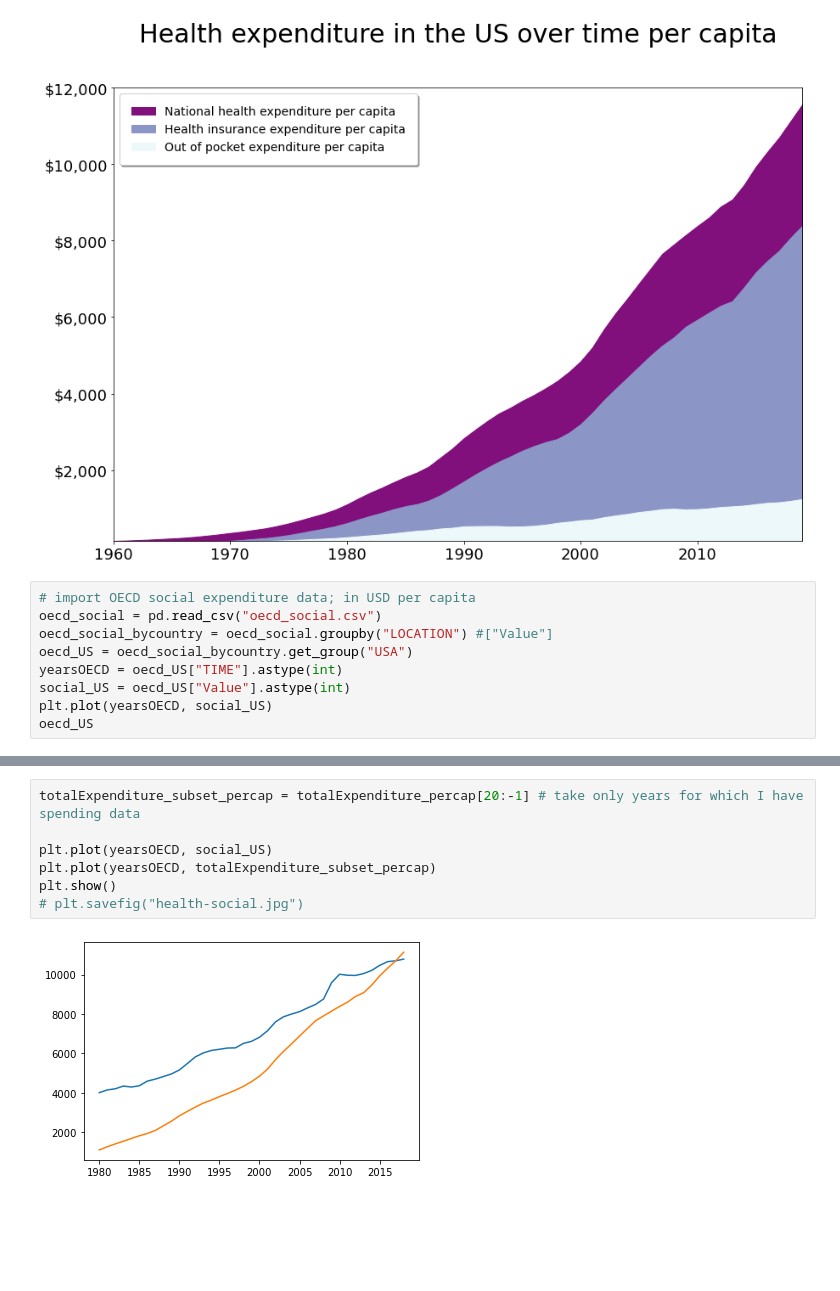
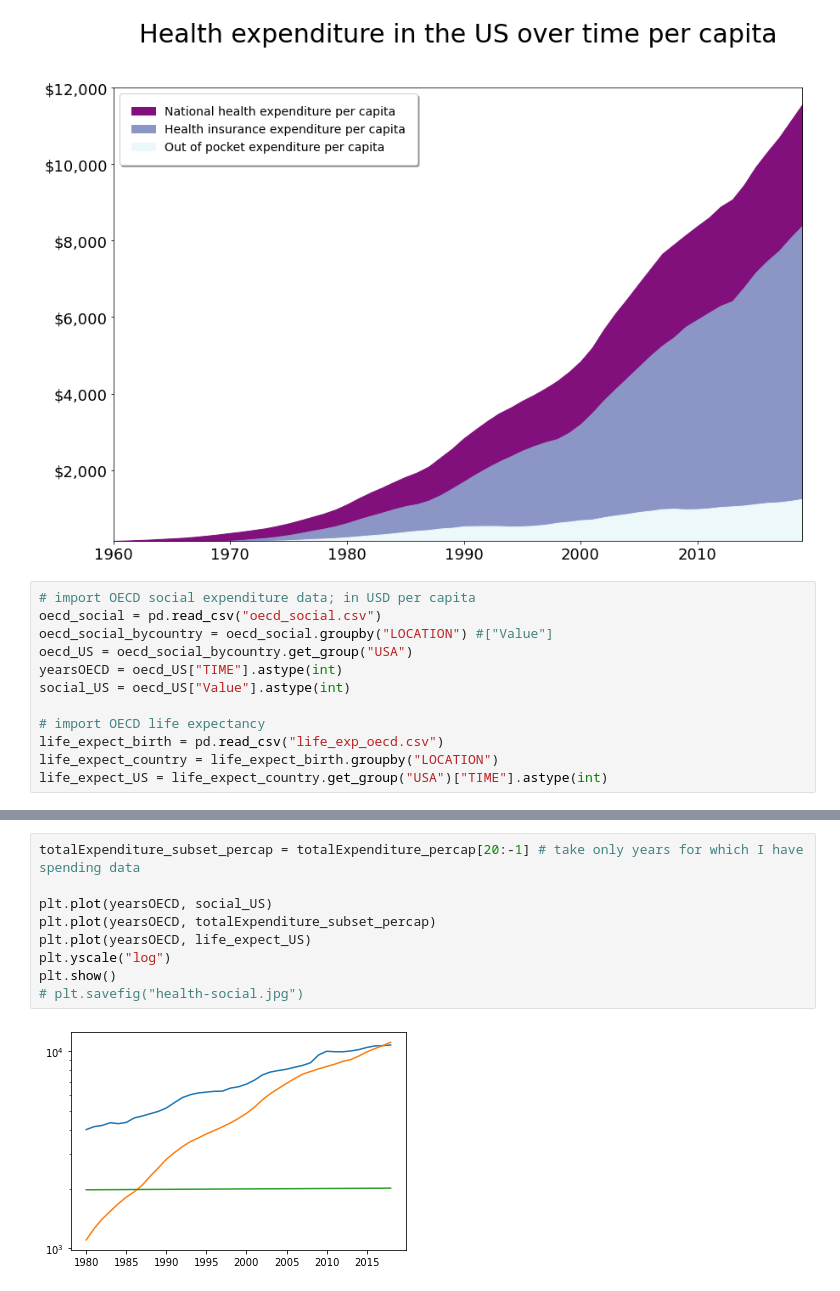
Before and after one commit to acumpelik/DataVisualizationClass, a Jupyter notebook: Week 3/DataVis2021_Assignment3_Cumpelik.ipynb, the cells around one changed output, grey strips where cells are left out. Cells and saved outputs as stored; diff of their text form; blank space fills up the shorter version.

Commit message:
plotted health and social spending against life expectancy

```diff
--- a/Week 3/DataVis2021_Assignment3_Cumpelik.ipynb
+++ b/Week 3/DataVis2021_Assignment3_Cumpelik.ipynb
@@ -61,6 +61,9 @@ oecd_social_bycountry = oecd_social.groupby("LOCATION") #["Value"]
 oecd_US = oecd_social_bycountry.get_group("USA")
 yearsOECD = oecd_US["TIME"].astype(int)
 social_US = oecd_US["Value"].astype(int)
-plt.plot(yearsOECD, social_US)
-oecd_US
+
+# import OECD life expectancy
+life_expect_birth = pd.read_csv("life_exp_oecd.csv")
+life_expect_country = life_expect_birth.groupby("LOCATION")
+life_expect_US = life_expect_country.get_group("USA")["TIME"].astype(int)
 # %% [output]
@@ -92,9 +87,11 @@ plt.plot(x,y)
 # %%
 totalExpenditure_subset_percap = totalExpenditure_percap[20:-1] # take only years for which I have spending data
 
 plt.plot(yearsOECD, social_US)
 plt.plot(yearsOECD, totalExpenditure_subset_percap)
+plt.plot(yearsOECD, life_expect_US)
+plt.yscale("log")
 plt.show()
 # plt.savefig("health-social.jpg")
 # %% [output]
-[figure, old version]
+[figure, new version]
```
Also changed, not shown: parts of 3 cells of this notebook, 2 other files.
